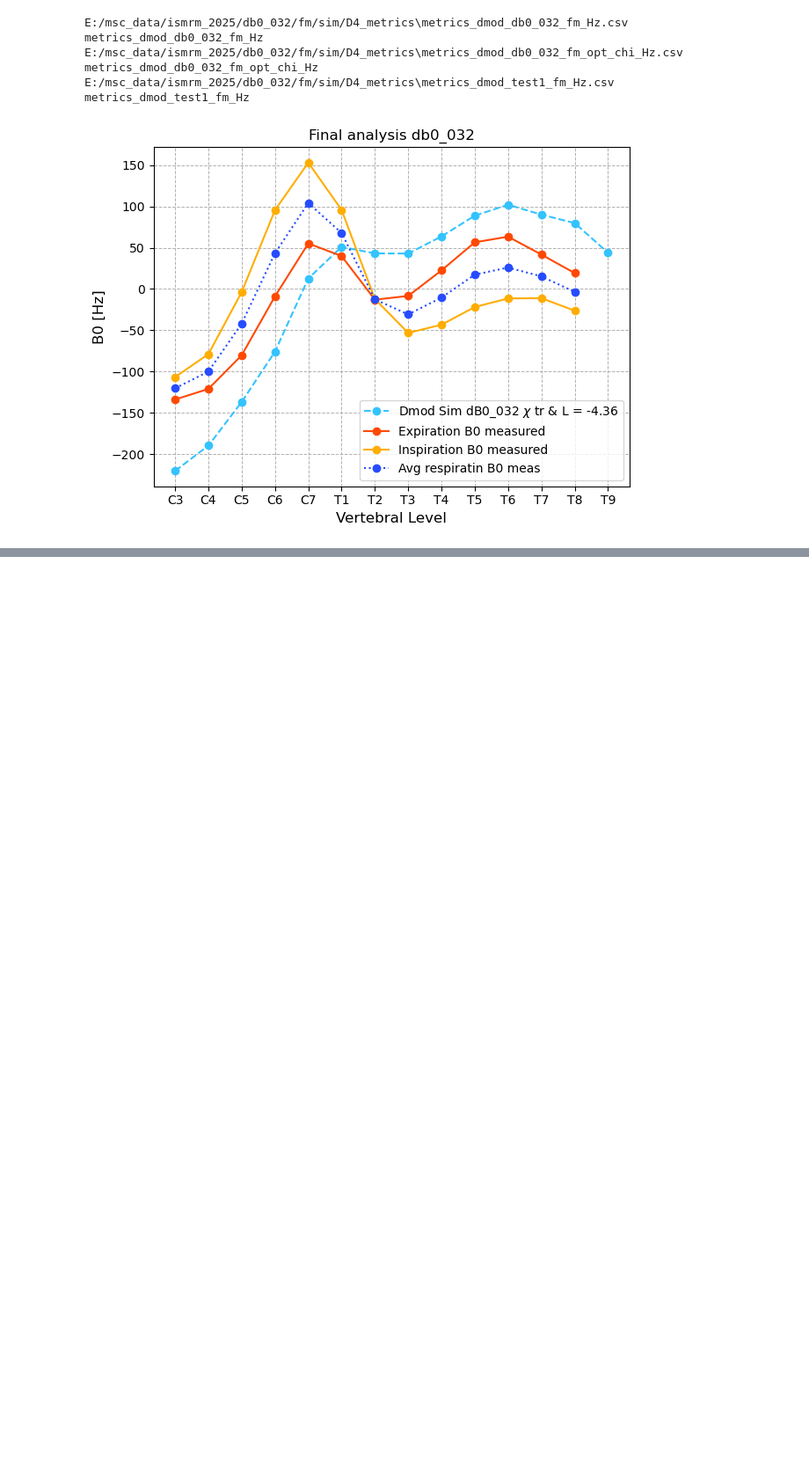
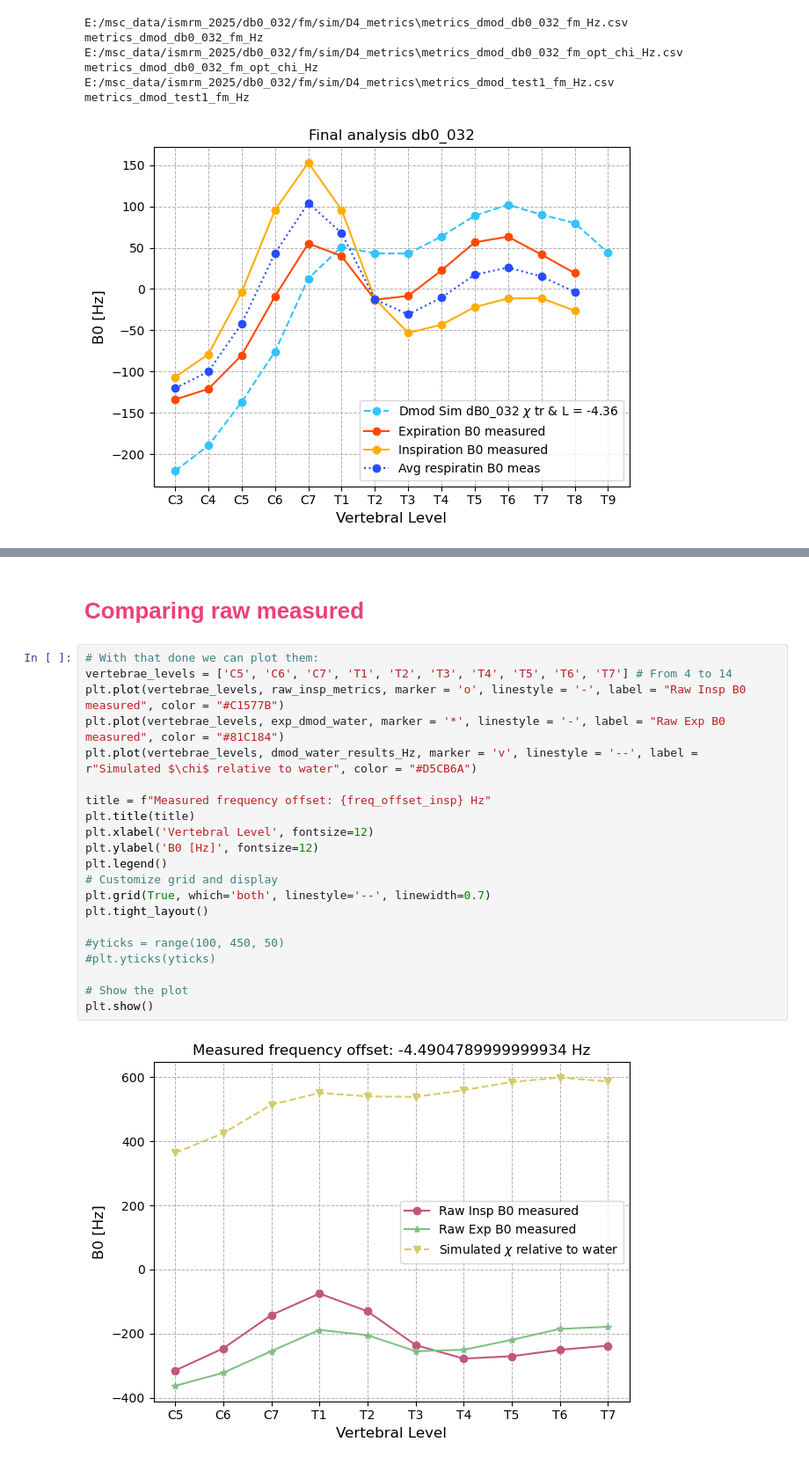
Before and after one commit to sriosq/Image-processing-strategies, a Jupyter notebook: compare_fieldmap/db0_032.ipynb, the cells around one changed output, grey strips where cells are left out. Shown at 88% size. Drawn from its saved outputs; the diff is of its cells as text; blank space fills up the shorter version.

```diff
--- a/compare_fieldmap/db0_032.ipynb
+++ b/compare_fieldmap/db0_032.ipynb
@@ -401,0 +638,25 @@ metrics_dmod_test1_fm_Hz
+# %% [markdown]
+# <span style="color:#EC407A"> Comparing raw measured </span>
+# %%
+# With that done we can plot them:
+vertebrae_levels = ['C5', 'C6', 'C7', 'T1', 'T2', 'T3', 'T4', 'T5', 'T6', 'T7'] # From 4 to 14
+plt.plot(vertebrae_levels, raw_insp_metrics, marker = 'o', linestyle = '-', label = "Raw Insp B0 measured", color = "#C1577B")
+plt.plot(vertebrae_levels, exp_dmod_water, marker = '*', linestyle = '-', label = "Raw Exp B0 measured", color = "#81C184")
+plt.plot(vertebrae_levels, dmod_water_results_Hz, marker = 'v', linestyle = '--', label = r"Simulated $\chi$ relative to water", color = "#D5CB6A")
+
+title = f"Measured frequency offset: {freq_offset_insp} Hz"
+plt.title(title)
+plt.xlabel('Vertebral Level', fontsize=12)
+plt.ylabel('B0 [Hz]', fontsize=12)
+plt.legend()
+# Customize grid and display
+plt.grid(True, which='both', linestyle='--', linewidth=0.7)
+plt.tight_layout()
+
+#yticks = range(100, 450, 50)
+#plt.yticks(yticks)
+
+# Show the plot
+plt.show()
+# %% [output]
+[figure, added]
```
Also changed, not shown: parts of 21 cells of this notebook, 12 other files.
